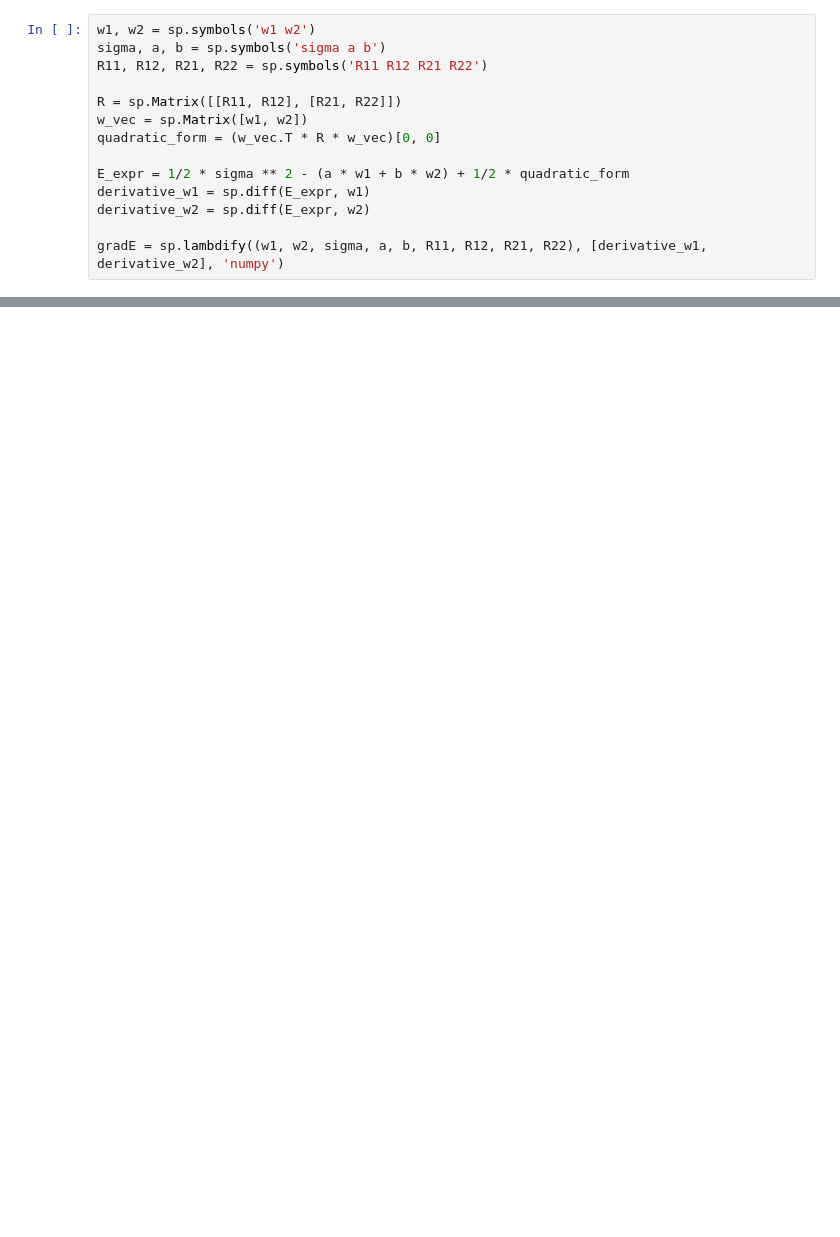
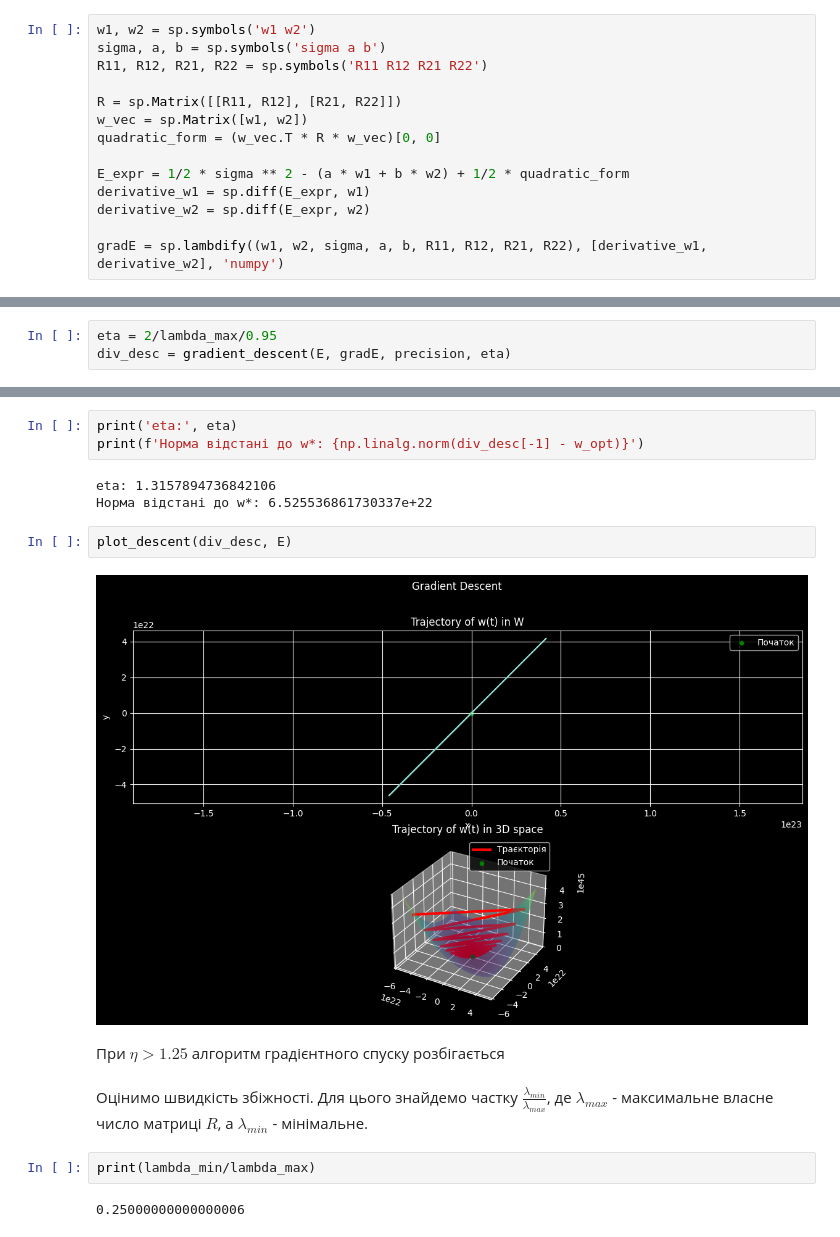
Before and after one commit to MykhailoTymoshenko/DM2Lab1, a Jupyter notebook: main.ipynb, the cells around one changed output, grey strips where cells are left out. Saved outputs shown, nothing was run; the diff lists cells and outputs as text; blank space fills up the shorter version.

```diff
--- a/main.ipynb
+++ b/main.ipynb
@@ -138,0 +215,3 @@ plot_descent(stuff, E)
+# %%
+eta = 2/lambda_max/0.95
+div_desc = gradient_descent(E, gradE, precision, eta)
@@ -138,0 +236,18 @@ plot_descent(stuff, E)
+# %%
+print('eta:', eta)
+print(f'Норма відстані до w*: {np.linalg.norm(div_desc[-1] - w_opt)}')
+# %% [output]
+eta: 1.3157894736842106
+Норма відстані до w*: 6.525536861730337e+22
+# %%
+plot_descent(div_desc, E)
+# %% [output]
+[figure, added]
+# %% [markdown]
+При $\eta > 1.25$ алгоритм градієнтного спуску розбігається
+# %% [markdown]
+Оцінимо швидкість збіжності. Для цього знайдемо частку $\frac{\lambda_{min}}{\lambda_{max}}$, де $\lambda_{max}$ - максимальне власне число матриці $R$, а $\lambda_{min}$ - мінімальне.
+# %%
+print(lambda_min/lambda_max)
+# %% [output]
+0.25000000000000006
```
Also changed, not shown: parts of 21 cells of this notebook.
